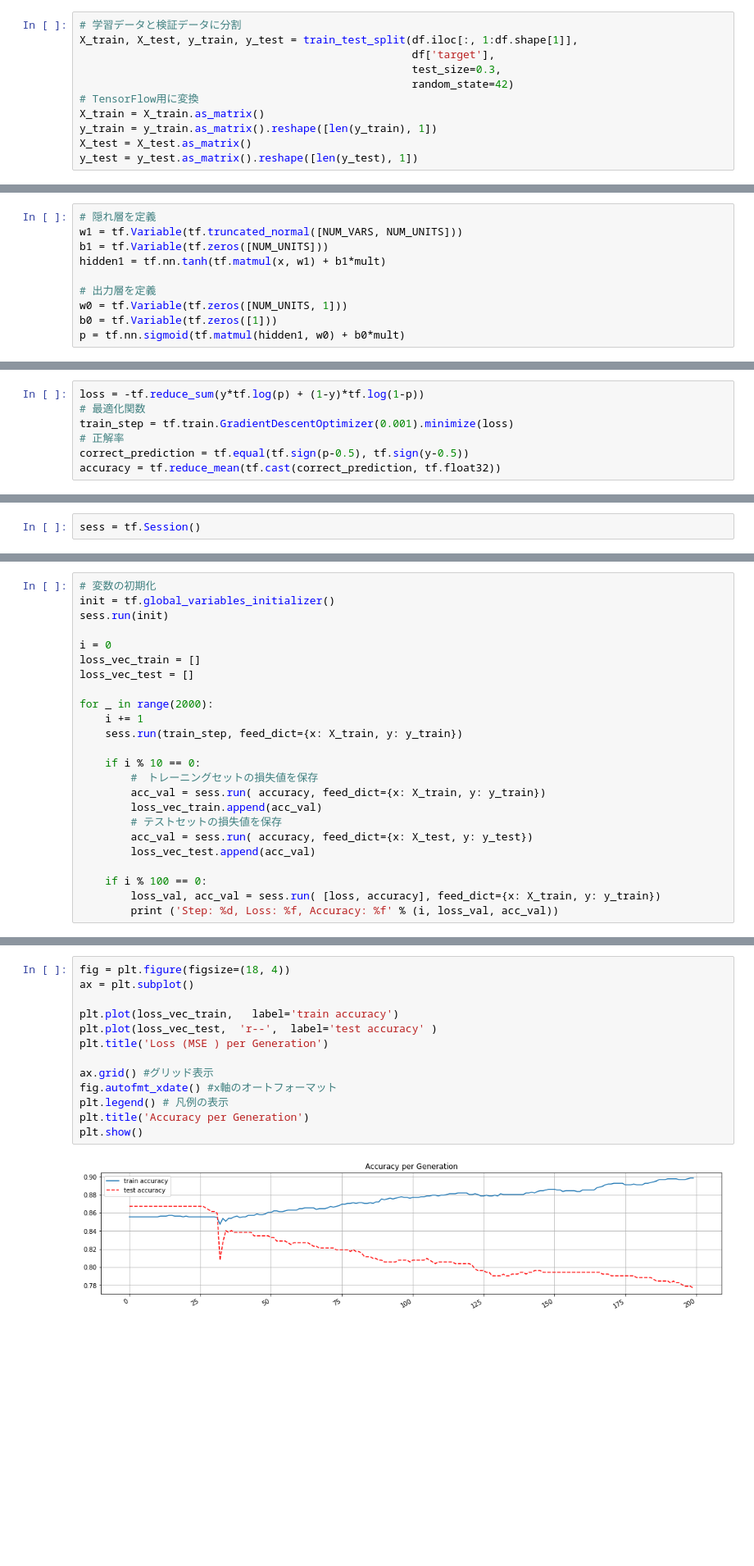
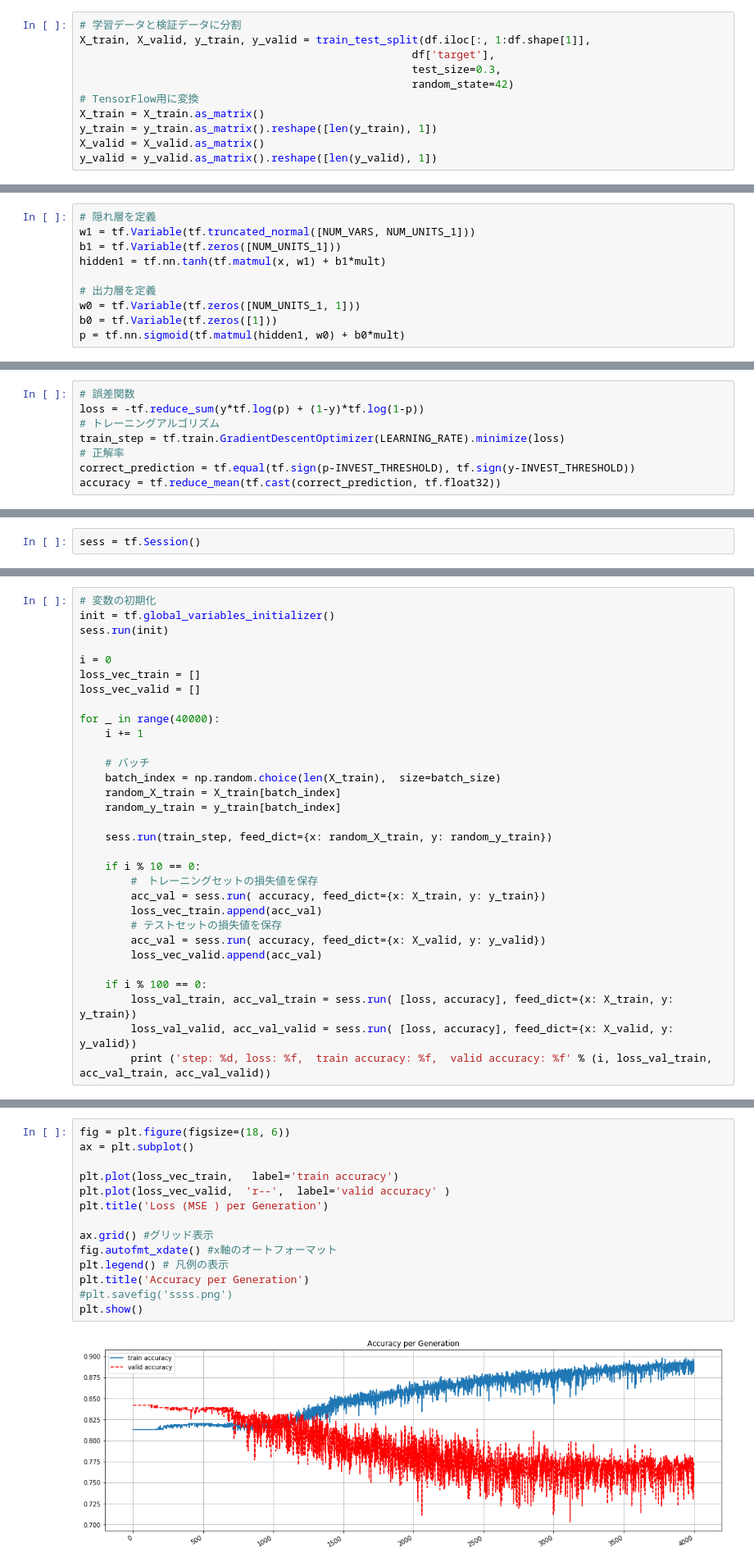
Before and after one commit to k501/N225predict, a Jupyter notebook: 03.model/NeuralNetwork.ver.0.2.ipynb, the cells around one changed output, grey strips where cells are left out. Shown: that part at 82% size. Cells and saved outputs as stored; diff of their text form; blank space fills up the shorter version.

```diff
--- a/03.model/NeuralNetwork.ver.0.2.ipynb
+++ b/03.model/NeuralNetwork.ver.0.2.ipynb
@@ -30,11 +30,11 @@ df = pd.read_csv('../01.data/02.train/data_2011_2017.csv', index_col=0)
 # %%
 # 学習データと検証データに分割
-X_train, X_test, y_train, y_test = train_test_split(df.iloc[:, 1:df.shape[1]],
+X_train, X_valid, y_train, y_valid = train_test_split(df.iloc[:, 1:df.shape[1]],
                                                     df['target'],
                                                     test_size=0.3,
                                                     random_state=42)
 # TensorFlow用に変換
 X_train = X_train.as_matrix()
 y_train = y_train.as_matrix().reshape([len(y_train), 1])
-X_test = X_test.as_matrix()
-y_test = y_test.as_matrix().reshape([len(y_test), 1])
+X_valid = X_valid.as_matrix()
+y_valid = y_valid.as_matrix().reshape([len(y_valid), 1])
@@ -50,19 +74,20 @@ y = tf.placeholder(shape=[None,1], dtype=tf.float32) #目的変数
 # %%
 # 隠れ層を定義
-w1 = tf.Variable(tf.truncated_normal([NUM_VARS, NUM_UNITS]))
-b1 = tf.Variable(tf.zeros([NUM_UNITS]))
+w1 = tf.Variable(tf.truncated_normal([NUM_VARS, NUM_UNITS_1]))
+b1 = tf.Variable(tf.zeros([NUM_UNITS_1]))
 hidden1 = tf.nn.tanh(tf.matmul(x, w1) + b1*mult)
 
 # 出力層を定義
-w0 = tf.Variable(tf.zeros([NUM_UNITS, 1]))
+w0 = tf.Variable(tf.zeros([NUM_UNITS_1, 1]))
 b0 = tf.Variable(tf.zeros([1]))
 p = tf.nn.sigmoid(tf.matmul(hidden1, w0) + b0*mult)
 # %% [markdown]
 **[SNE-05]** 誤差関数 loss、トレーニングアルゴリズム train_step、正解率 accuracy を定義します。
 # %%
+# 誤差関数
 loss = -tf.reduce_sum(y*tf.log(p) + (1-y)*tf.log(1-p))
-# 最適化関数
-train_step = tf.train.GradientDescentOptimizer(0.001).minimize(loss)
+# トレーニングアルゴリズム
+train_step = tf.train.GradientDescentOptimizer(LEARNING_RATE).minimize(loss)
 # 正解率
-correct_prediction = tf.equal(tf.sign(p-0.5), tf.sign(y-0.5))
+correct_prediction = tf.equal(tf.sign(p-INVEST_THRESHOLD), tf.sign(y-INVEST_THRESHOLD))
 accuracy = tf.reduce_mean(tf.cast(correct_prediction, tf.float32))
@@ -79,21 +102,28 @@ sess.run(init)
 
 i = 0
 loss_vec_train = []
-loss_vec_test = []
+loss_vec_valid = []
 
-for _ in range(2000):
+for _ in range(40000):
     i += 1
-    sess.run(train_step, feed_dict={x: X_train, y: y_train})
+
+    # バッチ
+    batch_index = np.random.choice(len(X_train),  size=batch_size)
+    random_X_train = X_train[batch_index]
+    random_y_train = y_train[batch_index]
+
+    sess.run(train_step, feed_dict={x: random_X_train, y: random_y_train})
 
     if i % 10 == 0:
         #　トレーニングセットの損失値を保存
         acc_val = sess.run( accuracy, feed_dict={x: X_train, y: y_train})
         loss_vec_train.append(acc_val)
         # テストセットの損失値を保存
-        acc_val = sess.run( accuracy, feed_dict={x: X_test, y: y_test})
-        loss_vec_test.append(acc_val)
+        acc_val = sess.run( accuracy, feed_dict={x: X_valid, y: y_valid})
+        loss_vec_valid.append(acc_val)
 
     if i % 100 == 0:
-        loss_val, acc_val = sess.run( [loss, accuracy], feed_dict={x: X_train, y: y_train})
-        print ('Step: %d, Loss: %f, Accuracy: %f' % (i, loss_val, acc_val))
+        loss_val_train, acc_val_train = sess.run( [loss, accuracy], feed_dict={x: X_train, y: y_train})
+        loss_val_valid, acc_val_valid = sess.run( [loss, accuracy], feed_dict={x: X_valid, y: y_valid})
+        print ('step: %d, loss: %f,  train accuracy: %f,  valid accuracy: %f' % (i, loss_val_train, acc_val_train, acc_val_valid))
 # %% [output]
@@ -120,15 +147,16 @@ Step: 2000, Loss: 350.503113, Accuracy: 0.898515
 # %%
-fig = plt.figure(figsize=(18, 4))
+fig = plt.figure(figsize=(18, 6))
 ax = plt.subplot()
 
 plt.plot(loss_vec_train,   label='train accuracy')
-plt.plot(loss_vec_test,  'r--',  label='test accuracy' )
+plt.plot(loss_vec_valid,  'r--',  label='valid accuracy' )
 plt.title('Loss (MSE ) per Generation')
 
 ax.grid() #グリッド表示
 fig.autofmt_xdate() #x軸のオートフォーマット
 plt.legend() # 凡例の表示
 plt.title('Accuracy per Generation')
+#plt.savefig('ssss.png')
 plt.show()
 # %% [output]
-[figure, old version]
+[figure, new version]
```
Also changed, not shown: parts of 9 cells of this notebook, 10 other files.
